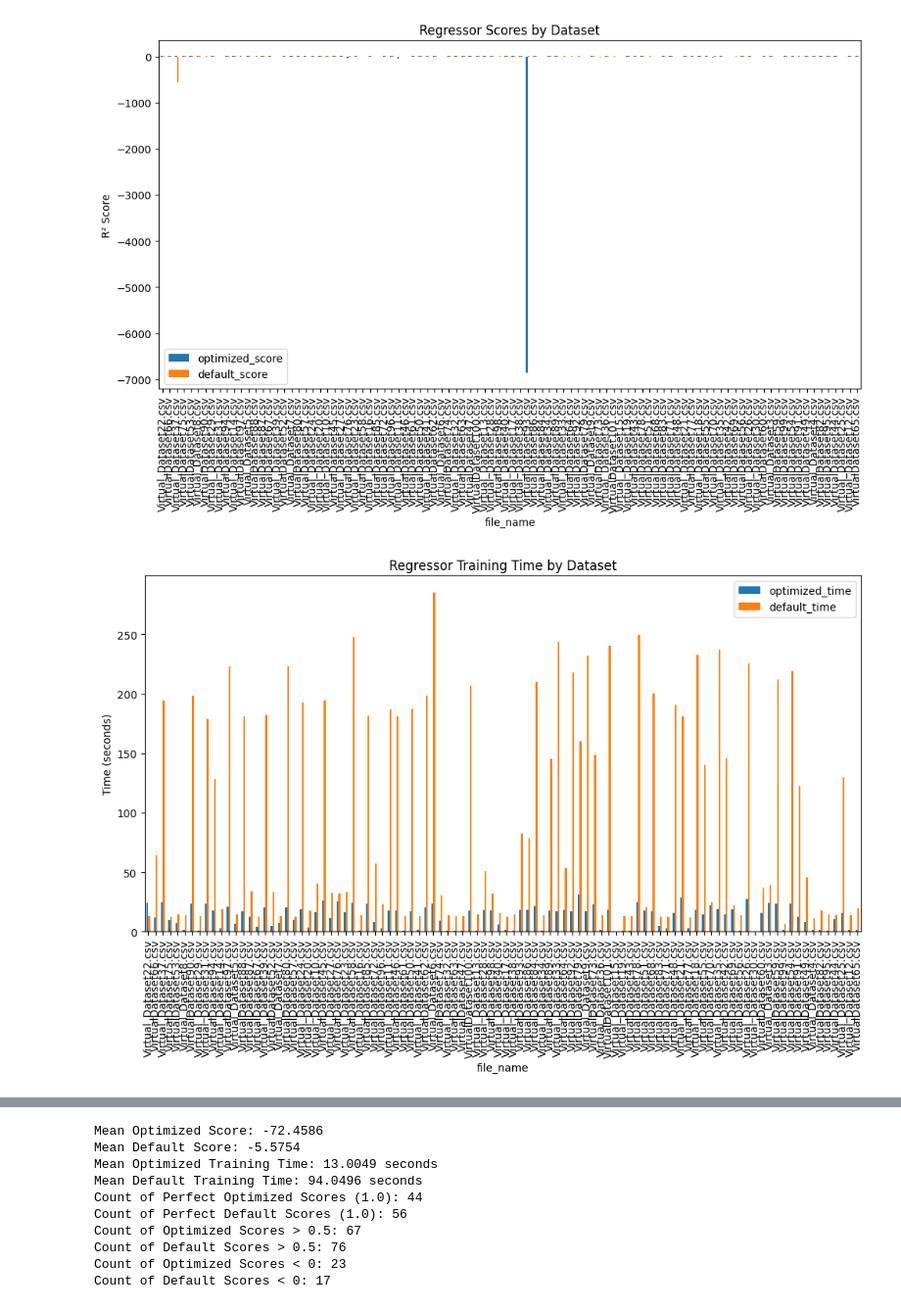
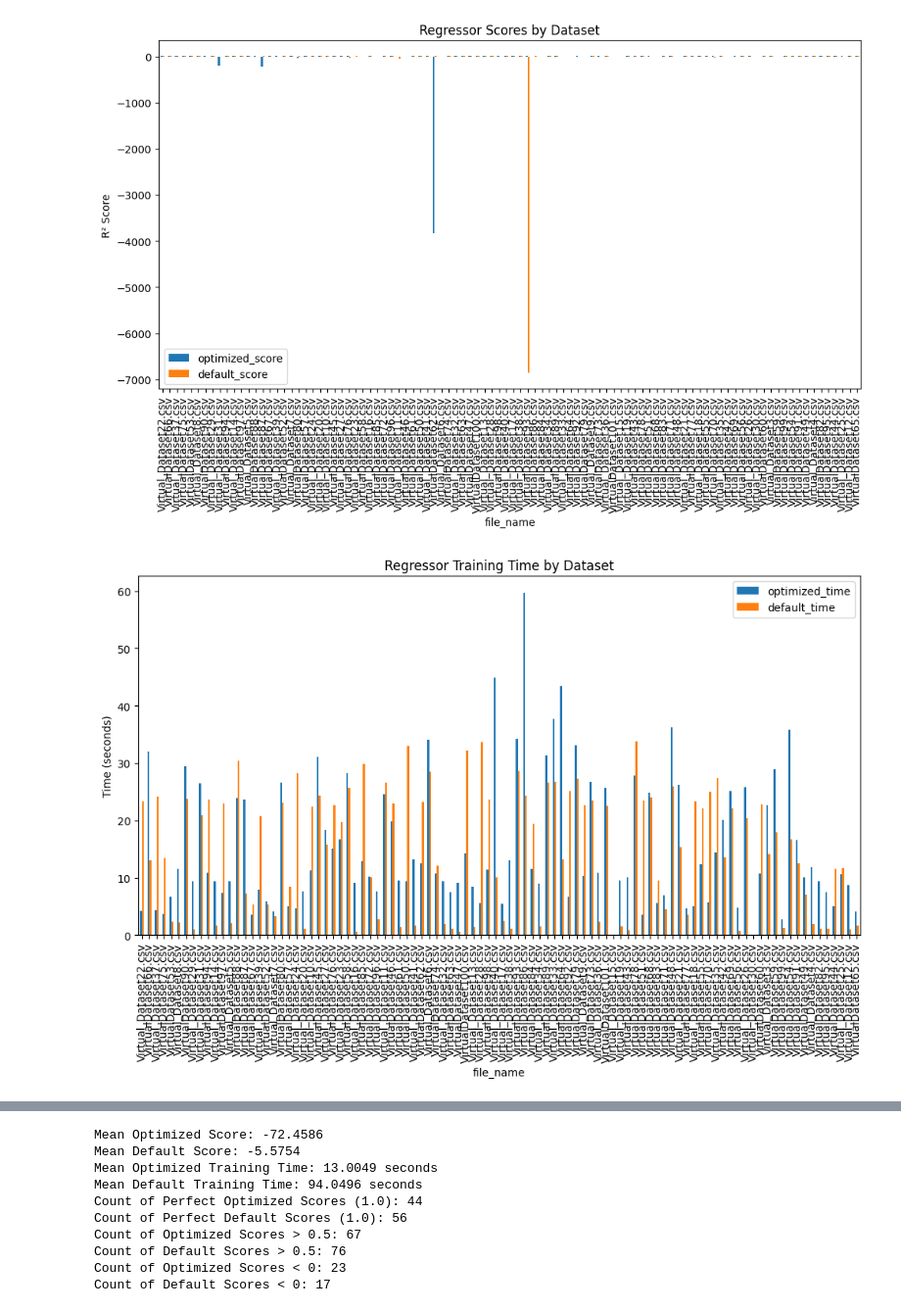
Before and after one commit to fideliusmanstein/gplearn, a Jupyter notebook: benchmark.ipynb, the cells around one changed output, grey strips where cells are left out. Shown at 98% size. Drawn from its saved outputs; the diff is of its cells as text; code cells hidden in the pictures.

Commit message:
actually performed hyperparameter search with optimized constants

```diff
--- a/benchmark.ipynb
+++ b/benchmark.ipynb
@@ -140,25 +153,25 @@ hyper_big_df.to_csv("hyer_regression_comparison_results.csv")
 # %%
-hyper_big_df = pd.read_csv("hyer_regression_comparison_results.csv", index_col="file_name")
+hyper_big_df = pd.read_csv("hyer_default_vs_hyper_optimized.csv", index_col="file_name")
 
 # Visualization
 hyper_big_df[["optimized_score", "default_score"]].plot(
     kind="bar", figsize=(12,6), title="Regressor Scores by Dataset"
 )
 plt.ylabel("R² Score")
 plt.show()
 
 hyper_big_df[["optimized_time", "default_time"]].plot(
     kind="bar", figsize=(12,6), title="Regressor Training Time by Dataset"
 )
 plt.ylabel("Time (seconds)")
 plt.show()
 
 # boxplot
 hyper_big_df[["optimized_score", "default_score"]].plot(
     kind="box", figsize=(8,6), title="Regressor Scores Distribution"
 )
 plt.ylabel("R² Score")
 plt.show()
 # %% [output]
-[figure, old version]
+[figure, new version]
-[figure, old version]
+[figure, new version]
```
Also changed, not shown: parts of 9 cells of this notebook, 1 other file.
